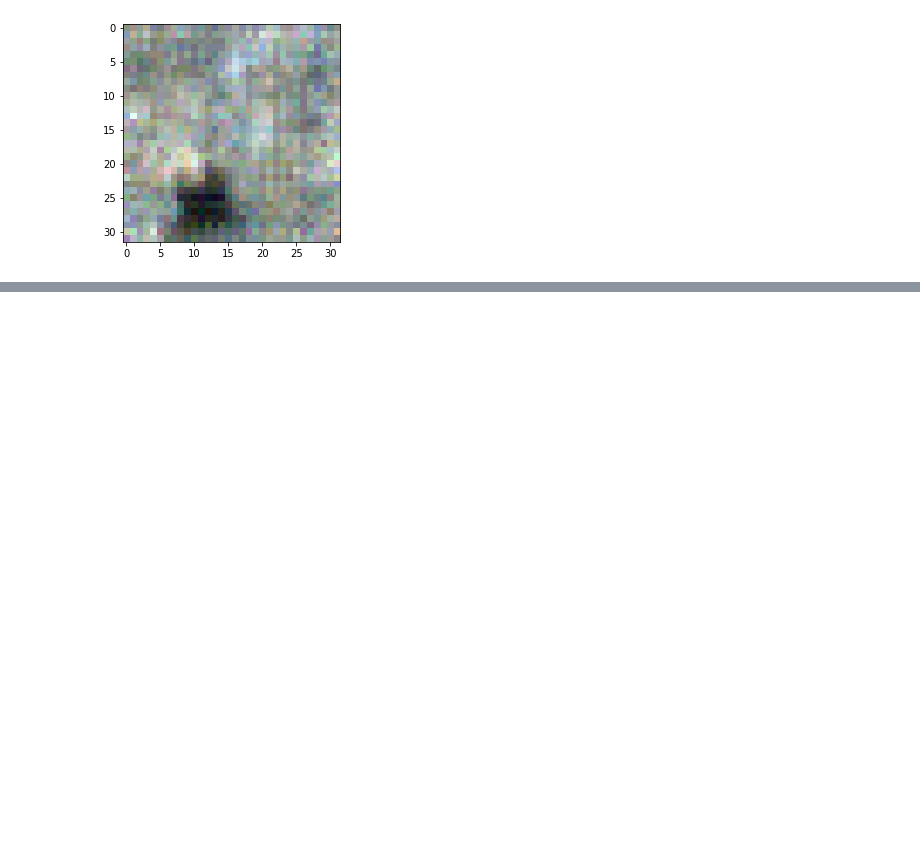
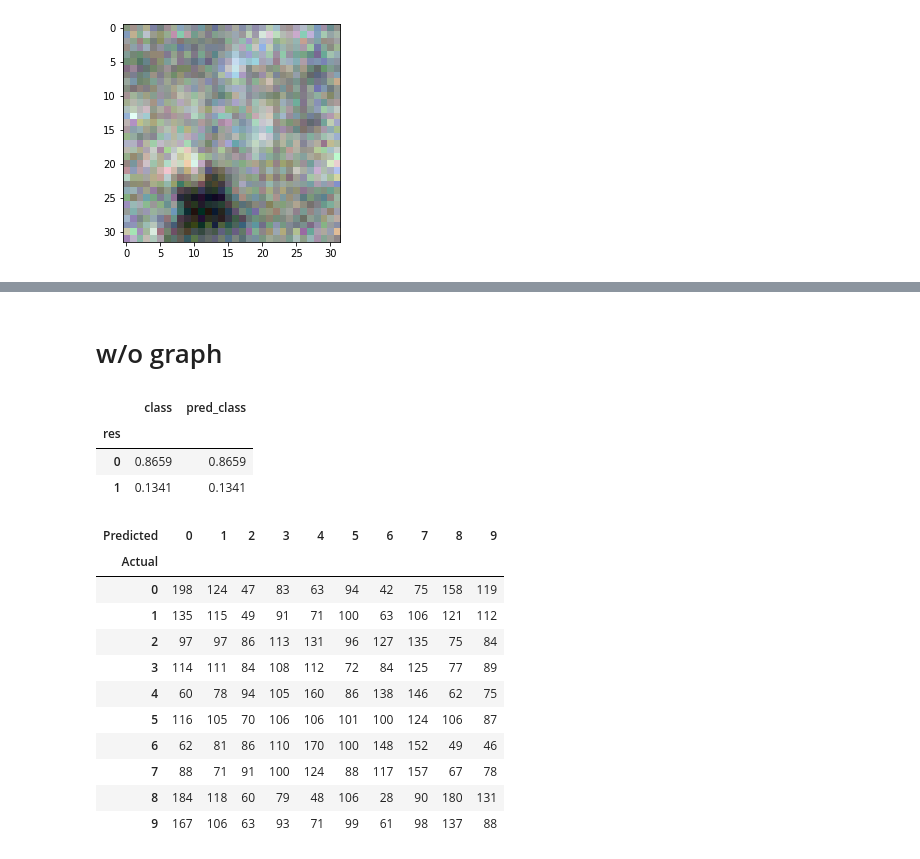
Before and after one commit to pranjal1/graph-improve-classify, a Jupyter notebook: cifar_graph.ipynb, the cells around one changed output, grey strips where cells are left out. Drawn from its saved outputs; the diff is of its cells as text; code cells hidden in the pictures; blank space fills up the shorter version.

```diff
--- a/cifar_graph.ipynb
+++ b/cifar_graph.ipynb
@@ -78,0 +110,2 @@ loss = n.train()
+# %%
+clf_test_loader = n.get_encoding(sample_ds, 64)
@@ -78,0 +115,10 @@ loss = n.train()
+# %%
+res = []
+for data in tqdm(clf_test_loader):
+    img, label = data
+    recon = n.forward(img)
+    _, preds = torch.max(recon, 1)
+    bool_tensor = preds == label
+    res.append(torch.stack([label,bool_tensor,preds],dim=1))
+# %%
+all_res = torch.cat(res,dim=0)
@@ -78,0 +127,27 @@ loss = n.train()
+# %%
+df_test_res = pd.DataFrame(all_res.numpy(),columns=["class","res","pred_class"])
+# %% [markdown]
+# w/o graph
+# %%
+df_test_res.groupby("res").count()/df_test_res.shape[0]
+# %% [output]
+|  | class | pred_class |
+| res |  |  |
+| 0 | 0.8659 | 0.8659 |
+| 1 | 0.1341 | 0.1341 |
+# %%
+confusion_matrix = pd.crosstab(df_test_res['class'], df_test_res['pred_class'], rownames=['Actual'], colnames=['Predicted'])
+confusion_matrix
+# %% [output]
+| Predicted | 0 | 1 | 2 | 3 | 4 | 5 | 6 | 7 | 8 | 9 |
+| Actual |  |  |  |  |  |  |  |  |  |  |
+| 0 | 198 | 124 | 47 | 83 | 63 | 94 | 42 | 75 | 158 | 119 |
+| 1 | 135 | 115 | 49 | 91 | 71 | 100 | 63 | 106 | 121 | 112 |
+| 2 | 97 | 97 | 86 | 113 | 131 | 96 | 127 | 135 | 75 | 84 |
+| 3 | 114 | 111 | 84 | 108 | 112 | 72 | 84 | 125 | 77 | 89 |
+| 4 | 60 | 78 | 94 | 105 | 160 | 86 | 138 | 146 | 62 | 75 |
+| 5 | 116 | 105 | 70 | 106 | 106 | 101 | 100 | 124 | 106 | 87 |
+| 6 | 62 | 81 | 86 | 110 | 170 | 100 | 148 | 152 | 49 | 46 |
+| 7 | 88 | 71 | 91 | 100 | 124 | 88 | 117 | 157 | 67 | 78 |
+| 8 | 184 | 118 | 60 | 79 | 48 | 106 | 28 | 90 | 180 | 131 |
+| 9 | 167 | 106 | 63 | 93 | 71 | 99 | 61 | 98 | 137 | 88 |
```
Also changed, not shown: parts of 13 cells of this notebook, 1 other file.
